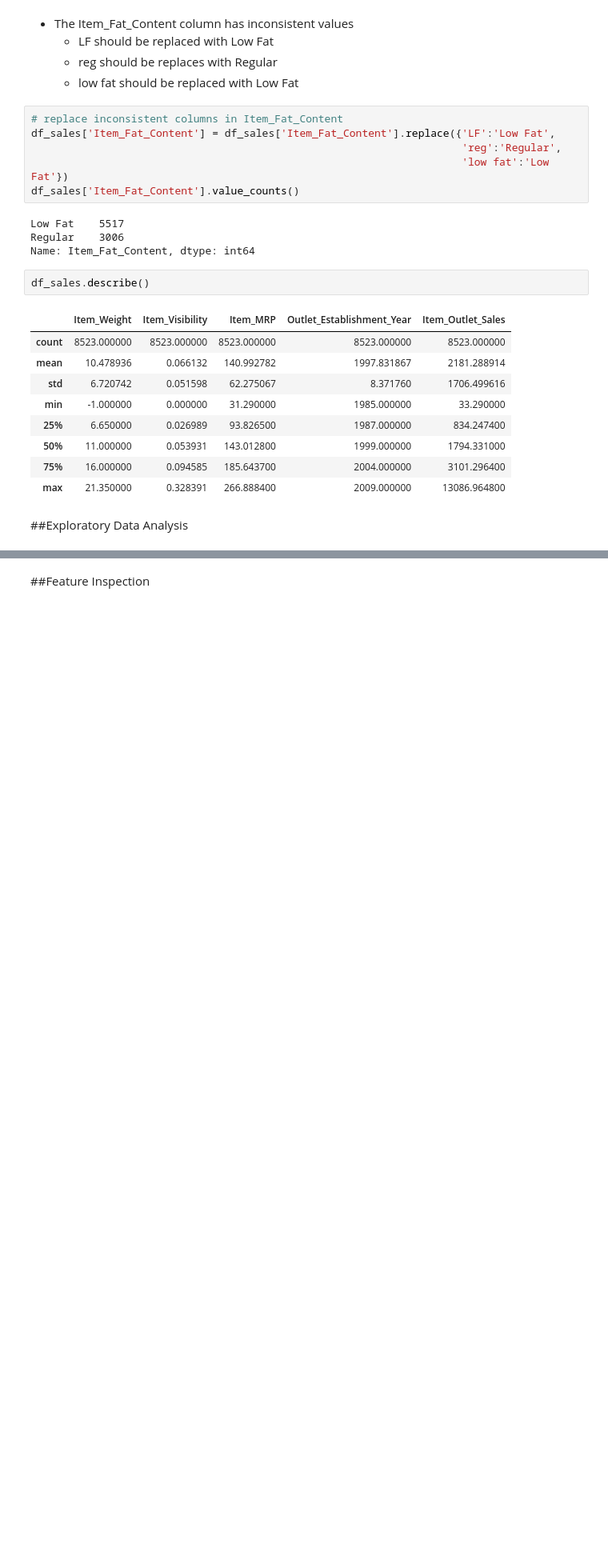
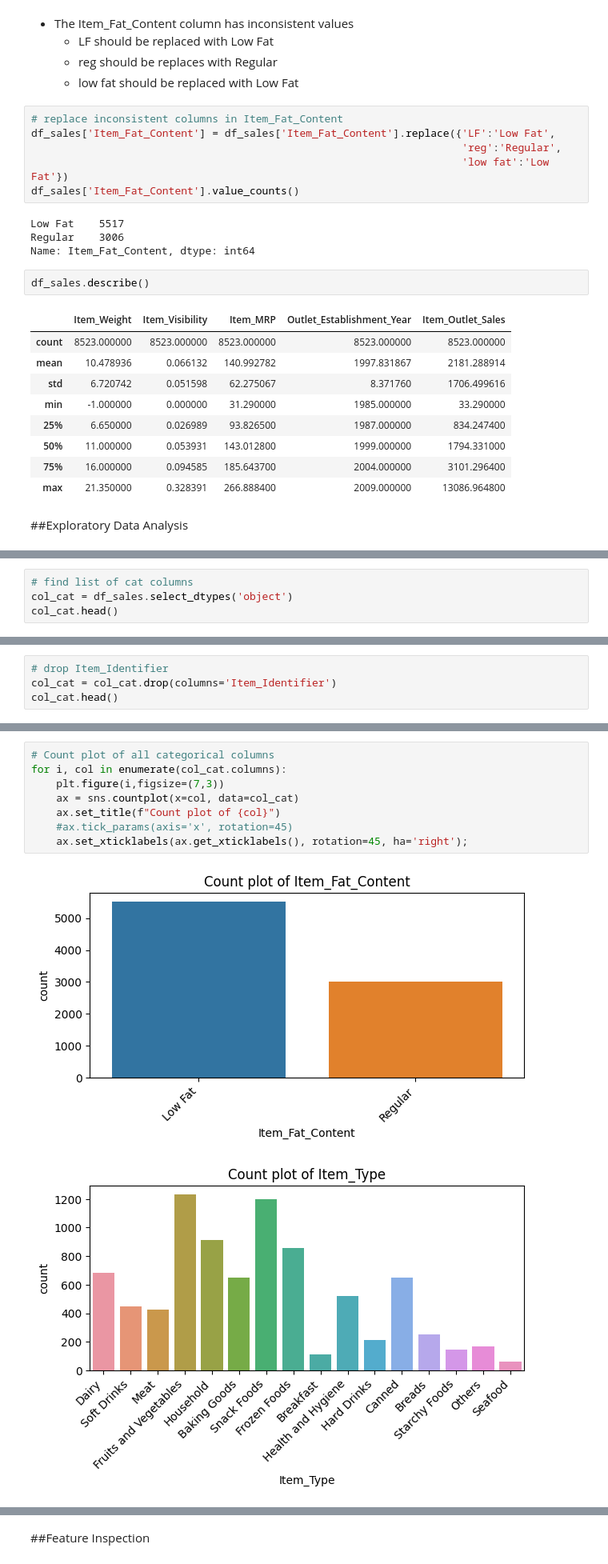
Before and after one commit to Carla9711/Prediction-of-Product-Sales, a Jupyter notebook: Prediction of Product Sales.ipynb, the cells around one changed output, grey strips where cells are left out. Shown: that part at 80% size. Saved outputs shown, nothing was run; the diff lists cells and outputs as text; blank space fills up the shorter version.

```diff
--- a/Prediction of Product Sales.ipynb
+++ b/Prediction of Product Sales.ipynb
@@ -243,0 +321,4 @@ df_sales.describe()
+# %%
+# find list of cat columns
+col_cat = df_sales.select_dtypes('object')
+col_cat.head()
@@ -243,0 +332,4 @@ df_sales.describe()
+# %%
+# drop Item_Identifier
+col_cat = col_cat.drop(columns='Item_Identifier')
+col_cat.head()
@@ -243,0 +343,11 @@ df_sales.describe()
+# %%
+# Count plot of all categorical columns
+for i, col in enumerate(col_cat.columns):
+    plt.figure(i,figsize=(7,3))
+    ax = sns.countplot(x=col, data=col_cat)
+    ax.set_title(f"Count plot of {col}")
+    #ax.tick_params(axis='x', rotation=45)
+    ax.set_xticklabels(ax.get_xticklabels(), rotation=45, ha='right');
+# %% [output]
+[figure, added]
+[figure, added]
```
Also changed, not shown: parts of 13 cells of this notebook.
